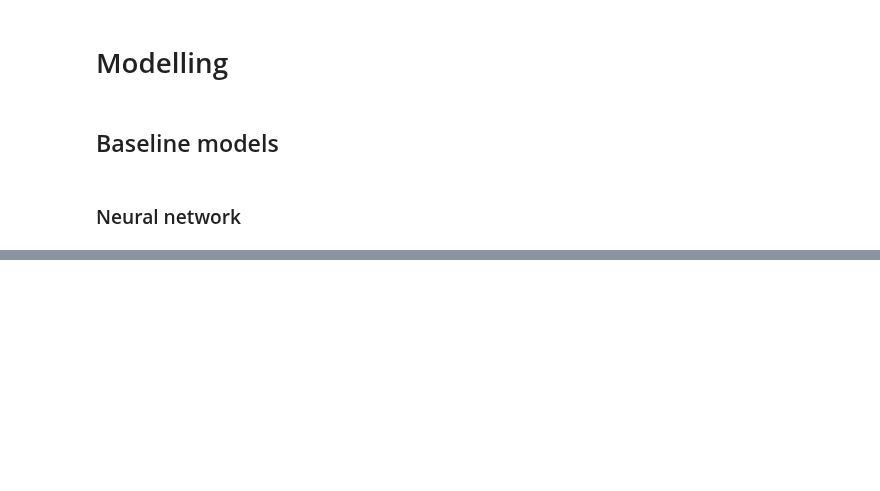
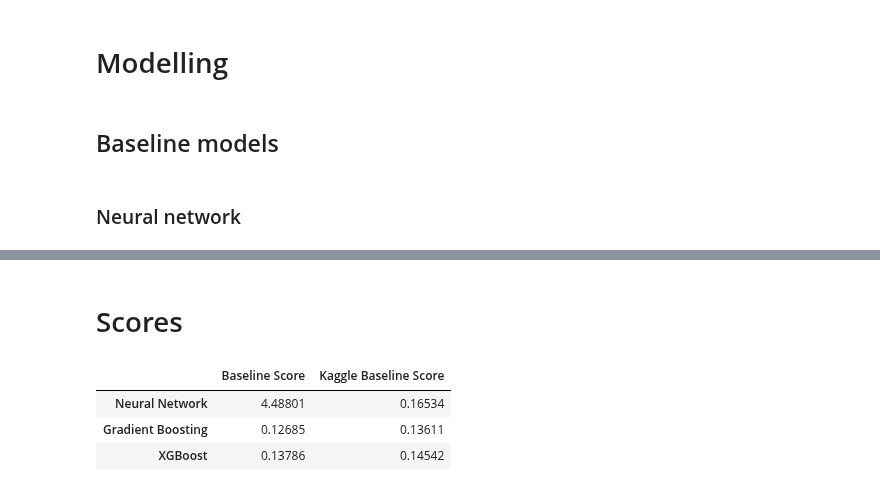
Before and after one commit to Gedas-LT/kaggle-ames-house-prices-boost, a Jupyter notebook: notebook_V2.ipynb, the cells around one changed output, grey strips where cells are left out. Cells and saved outputs as stored; diff of their text form; code cells hidden in the pictures; blank space fills up the shorter version.

Commit message:
Finished baseline models

```diff
--- a/notebook_V2.ipynb
+++ b/notebook_V2.ipynb
@@ -94,0 +176,26 @@ ValueError: could not convert string to float: 'RL'
+# %% [markdown]
+# Scores
+# %%
+nnet_base_score = 4.48801
+gbr_base_score = 0.12685
+xgboost_base_score = 0.13786
+
+kaggle_nnet_score = 0.16534
+kaggle_gbr_score = 0.13611
+kaggle_xgboost_score = 0.14542
+
+
+
+scores_table = pd.DataFrame({"Baseline Score": [nnet_base_score, gbr_base_score, xgboost_base_score],
+                             "Kaggle Baseline Score": [kaggle_nnet_score, kaggle_gbr_score, kaggle_xgboost_score]
+                             }
+                            ).set_axis(
+                                 ["Neural Network", "Gradient Boosting", "XGBoost"], axis="index"
+                             )
+
+scores_table
+# %% [output]
+|  | Baseline Score | Kaggle Baseline Score |
+| Neural Network | 4.48801 | 0.16534 |
+| Gradient Boosting | 0.12685 | 0.13611 |
+| XGBoost | 0.13786 | 0.14542 |
```
Also changed, not shown: parts of 18 cells of this notebook, 3 other files.
